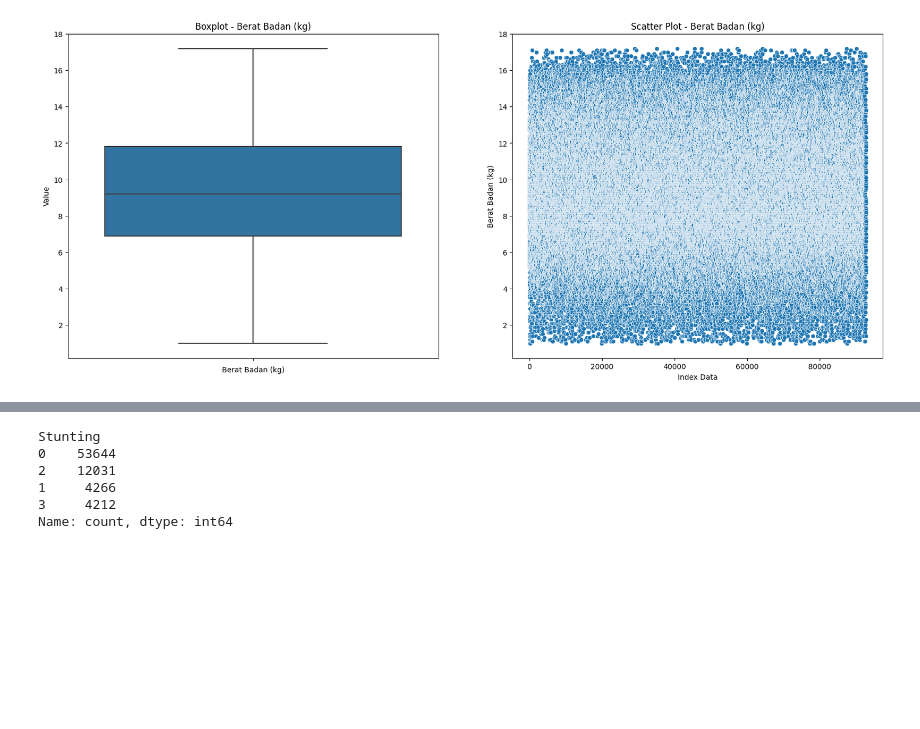
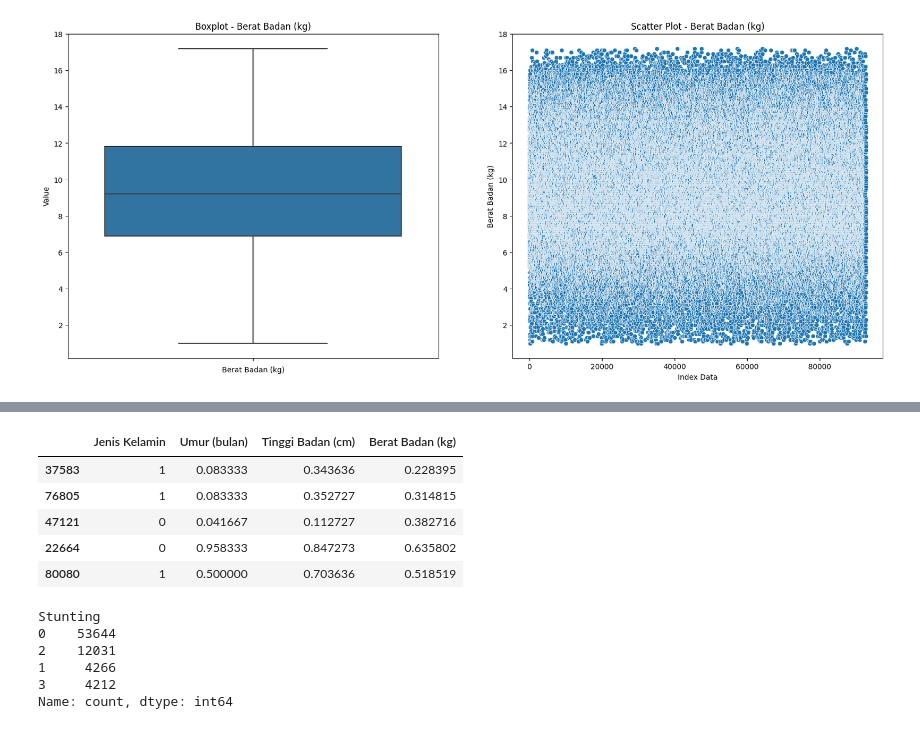
Before and after one commit to viochris/Stunting-prediction-project, a Jupyter notebook: notebooks/stunting-prediction.ipynb, the cells around one changed output, grey strips where cells are left out. Cells and saved outputs as stored; diff of their text form; code cells hidden in the pictures; blank space fills up the shorter version.

```diff
--- a/notebooks/stunting-prediction.ipynb
+++ b/notebooks/stunting-prediction.ipynb
@@ -204,3 +300,13 @@ X_train, X_test, y_train, y_test = train_test_split(X, y, test_size=0.2, random_
+# %%
+X_test[col] = scaler.transform(X_test[col])
+X_test.head()
+# %% [output]
+|  | Jenis Kelamin | Umur (bulan) | Tinggi Badan (cm) | Berat Badan (kg) |
+| 37583 | 1 | 0.083333 | 0.343636 | 0.228395 |
+| 76805 | 1 | 0.083333 | 0.352727 | 0.314815 |
+| 47121 | 0 | 0.041667 | 0.112727 | 0.382716 |
+| 22664 | 0 | 0.958333 | 0.847273 | 0.635802 |
+| 80080 | 1 | 0.500000 | 0.703636 | 0.518519 |
 # %%
 print(y_train.value_counts())
 
```
Also changed, not shown: parts of 39 cells of this notebook, 3 other files.
